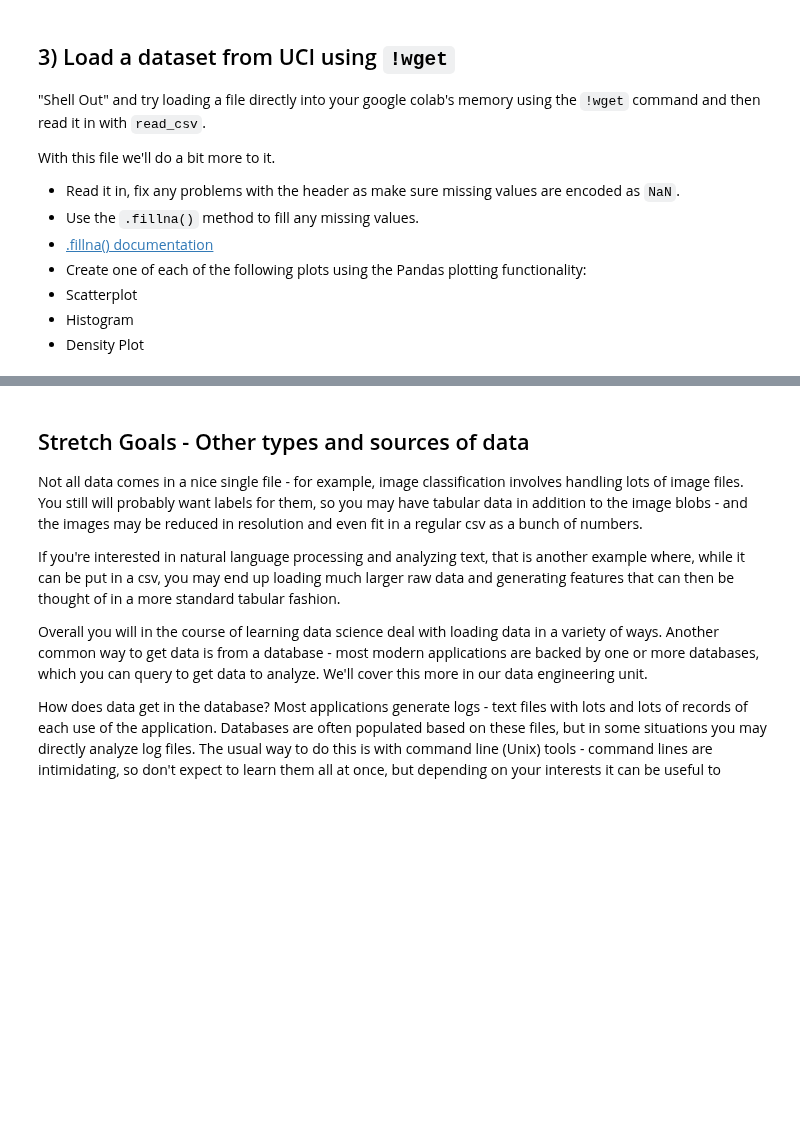
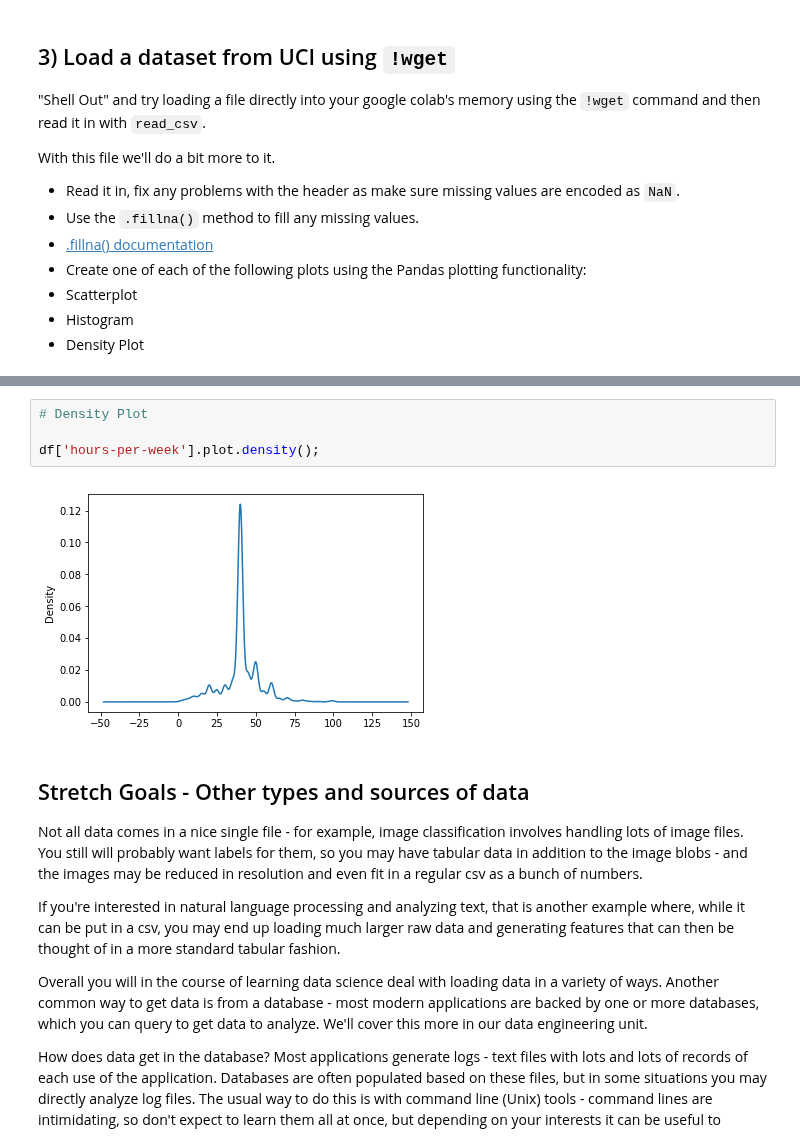
Before and after one commit to bloominstituteoftechnology/DS-Unit-1-Sprint-1-Dealing-With-Data, a Jupyter notebook: module2-loadingdata/LS_DS_112_Loading_Data_Assignment.ipynb, the cells around one changed output, grey strips where cells are left out. Saved outputs shown, nothing was run; the diff lists cells and outputs as text; blank space fills up the shorter version.

```diff
--- a/module2-loadingdata/LS_DS_112_Loading_Data_Assignment.ipynb
+++ b/module2-loadingdata/LS_DS_112_Loading_Data_Assignment.ipynb
@@ -46,3 +225,9 @@ With this file we'll do a bit more to it.
+# %%
+# Density Plot
+
+df['hours-per-week'].plot.density();
+# %% [output]
+[figure, added]
 # %% [markdown]
 ## Stretch Goals - Other types and sources of data
 
```
Also changed, not shown: parts of 15 cells of this notebook.
